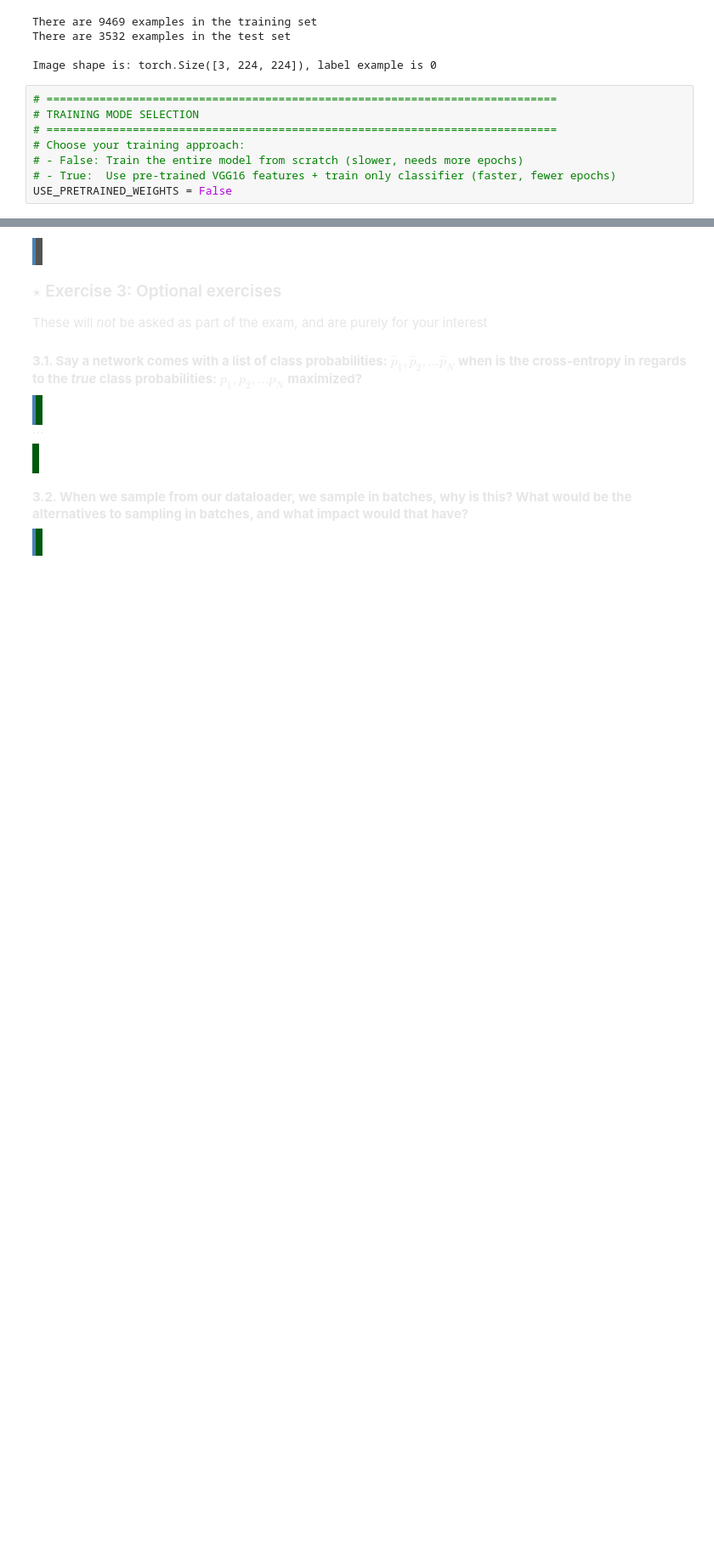
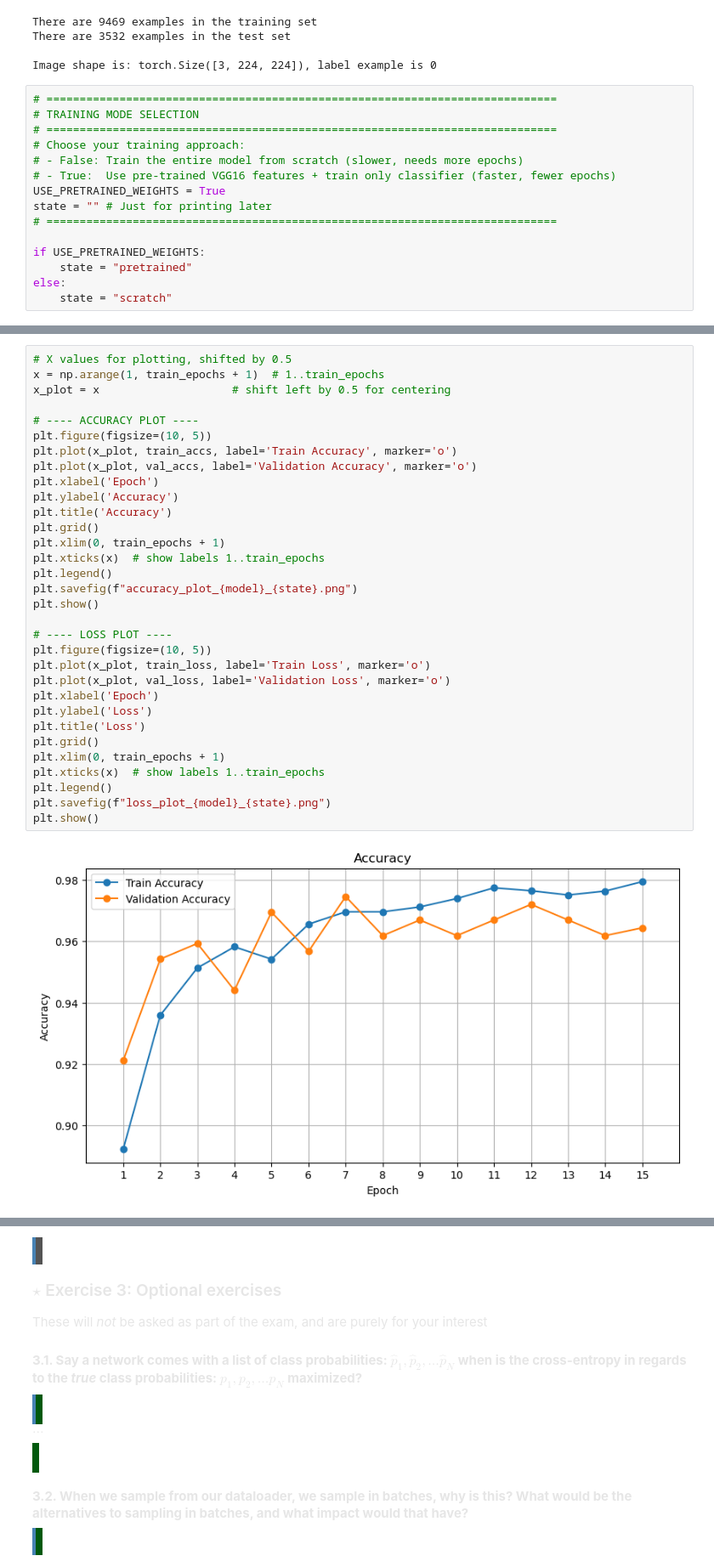
Before and after one commit to OliverJessen/Signals-and-Data-Autumn-2025-student, a Jupyter notebook: assignment_1/assignment_1.ipynb, the cells around one changed output, grey strips where cells are left out. Shown: that part at 85% size. Drawn from its saved outputs; the diff is of its cells as text; blank space fills up the shorter version.

Commit message:
Image generation

```diff
--- a/assignment_1/assignment_1.ipynb
+++ b/assignment_1/assignment_1.ipynb
@@ -759,7 +1066,14 @@ Image shape is: torch.Size([3, 224, 224]), label example is 0
 # Choose your training approach:
 # - False: Train the entire model from scratch (slower, needs more epochs)
 # - True:  Use pre-trained VGG16 features + train only classifier (faster, fewer epochs)
-USE_PRETRAINED_WEIGHTS = False
+USE_PRETRAINED_WEIGHTS = True
+state = "" # Just for printing later
+# =============================================================================
+
+if USE_PRETRAINED_WEIGHTS:
+    state = "pretrained"
+else:
+    state = "scratch"
 # %%
 in_channels = next(iter(train_dataloader))[0].shape[1]
 in_width_height = next(iter(train_dataloader))[0].shape[-1]
@@ -825,0 +1176,34 @@ NameError: name 'plt' is not defined
+# %%
+# X values for plotting, shifted by 0.5
+x = np.arange(1, train_epochs + 1)  # 1..train_epochs
+x_plot = x                    # shift left by 0.5 for centering
+
+# ---- ACCURACY PLOT ----
+plt.figure(figsize=(10, 5))
+plt.plot(x_plot, train_accs, label='Train Accuracy', marker='o')
+plt.plot(x_plot, val_accs, label='Validation Accuracy', marker='o')
+plt.xlabel('Epoch')
+plt.ylabel('Accuracy')
+plt.title('Accuracy')
+plt.grid()
+plt.xlim(0, train_epochs + 1)
+plt.xticks(x)  # show labels 1..train_epochs
+plt.legend()
+plt.savefig(f"accuracy_plot_{model}_{state}.png")
+plt.show()
+
+# ---- LOSS PLOT ----
+plt.figure(figsize=(10, 5))
+plt.plot(x_plot, train_loss, label='Train Loss', marker='o')
+plt.plot(x_plot, val_loss, label='Validation Loss', marker='o')
+plt.xlabel('Epoch')
+plt.ylabel('Loss')
+plt.title('Loss')
+plt.grid()
+plt.xlim(0, train_epochs + 1)
+plt.xticks(x)  # show labels 1..train_epochs
+plt.legend()
+plt.savefig(f"loss_plot_{model}_{state}.png")
+plt.show()
+# %% [output]
+[figure, added]
```
Also changed, not shown: parts of 7 cells of this notebook, 10 other files.
